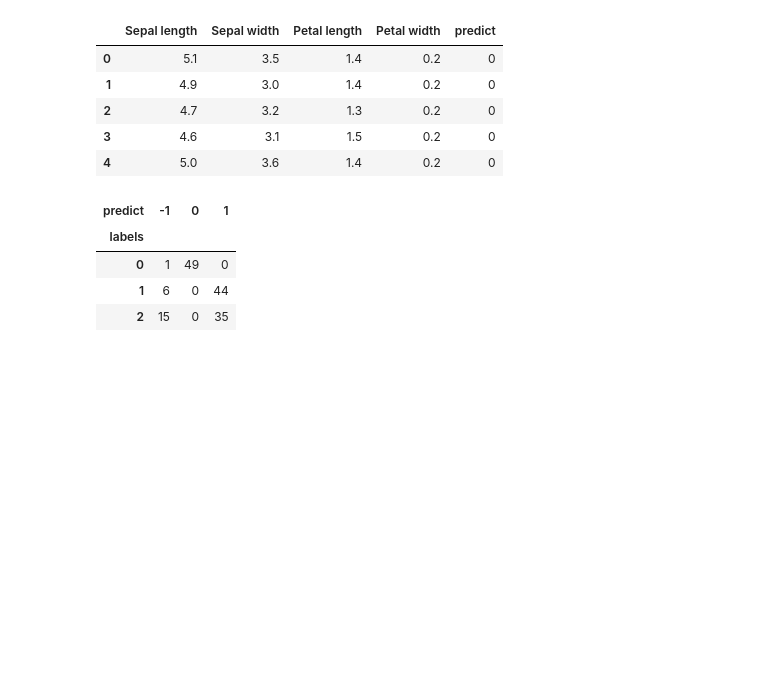
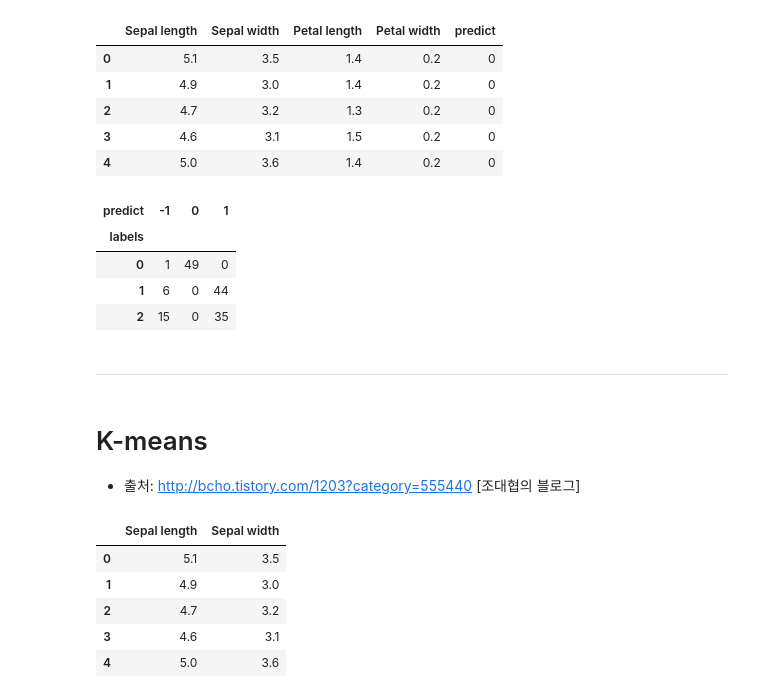
Before and after one commit to The-G/TIL, a Jupyter notebook: Myself_study/python_study/Practice Clustering model.ipynb, the cells around one changed output. Cells and saved outputs as stored; diff of their text form; code cells hidden in the pictures; blank space fills up the shorter version.

```diff
--- a/Myself_study/python_study/클러스터링 모델 예제 실습.ipynb
+++ b/Myself_study/python_study/Practice Clustering model.ipynb
@@ -154,3 +154,8 @@ ct
 | 0 | 1 | 49 | 0 |
 | 1 | 6 | 0 | 44 |
 | 2 | 15 | 0 | 35 |
+# %% [markdown]
+----
+# %% [markdown]
+# K-means
+- 출처: http://bcho.tistory.com/1203?category=555440 [조대협의 블로그]
@@ -156,0 +166,15 @@ ct
+# %%
+labels = pd.DataFrame(iris.target)
+labels.columns=['labels']
+data = pd.DataFrame(iris.data)
+data.columns=['Sepal length','Sepal width','Petal length','Petal width']
+data = pd.concat([data,labels],axis=1)
+feature = data[ ['Sepal length','Sepal width']]
+feature.head()
+# %% [output]
+|  | Sepal length | Sepal width |
+| 0 | 5.1 | 3.5 |
+| 1 | 4.9 | 3.0 |
+| 2 | 4.7 | 3.2 |
+| 3 | 4.6 | 3.1 |
+| 4 | 5.0 | 3.6 |
```
Also changed, not shown: parts of 9 cells of this notebook.
